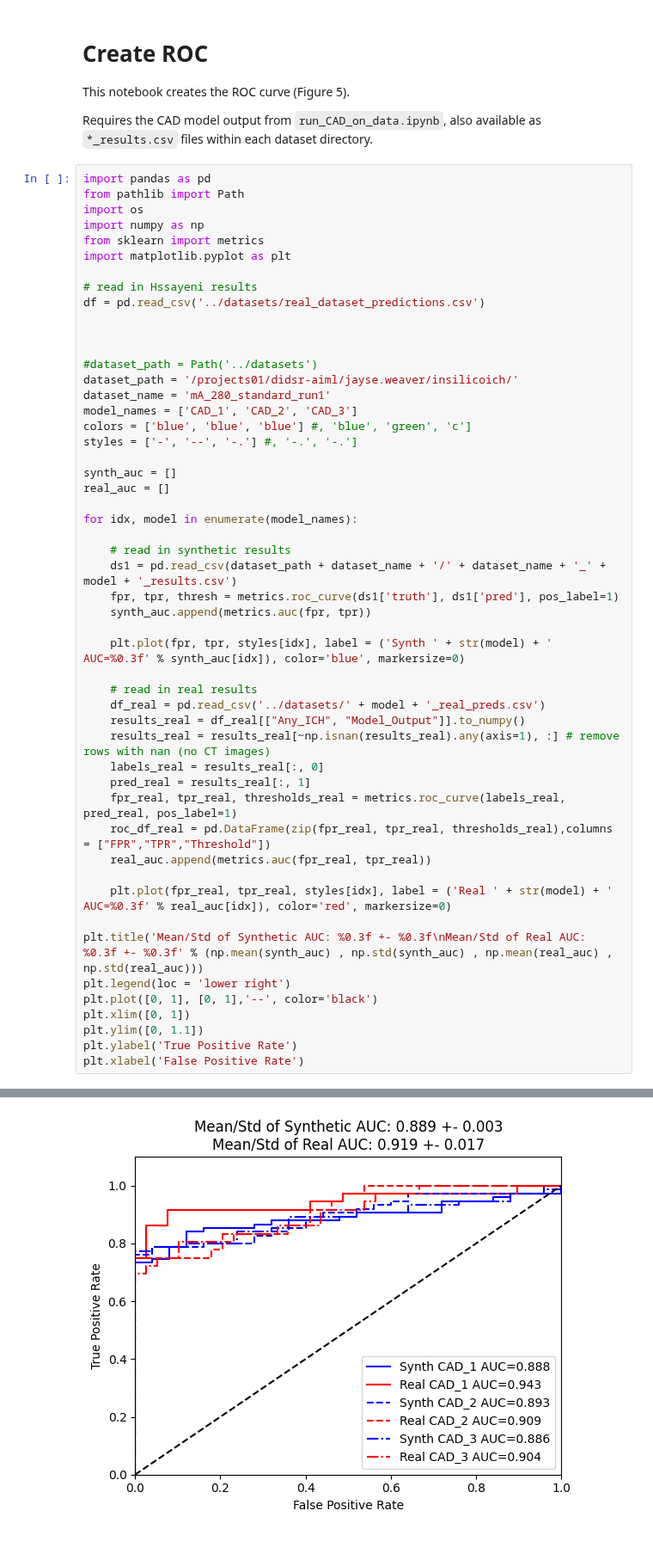
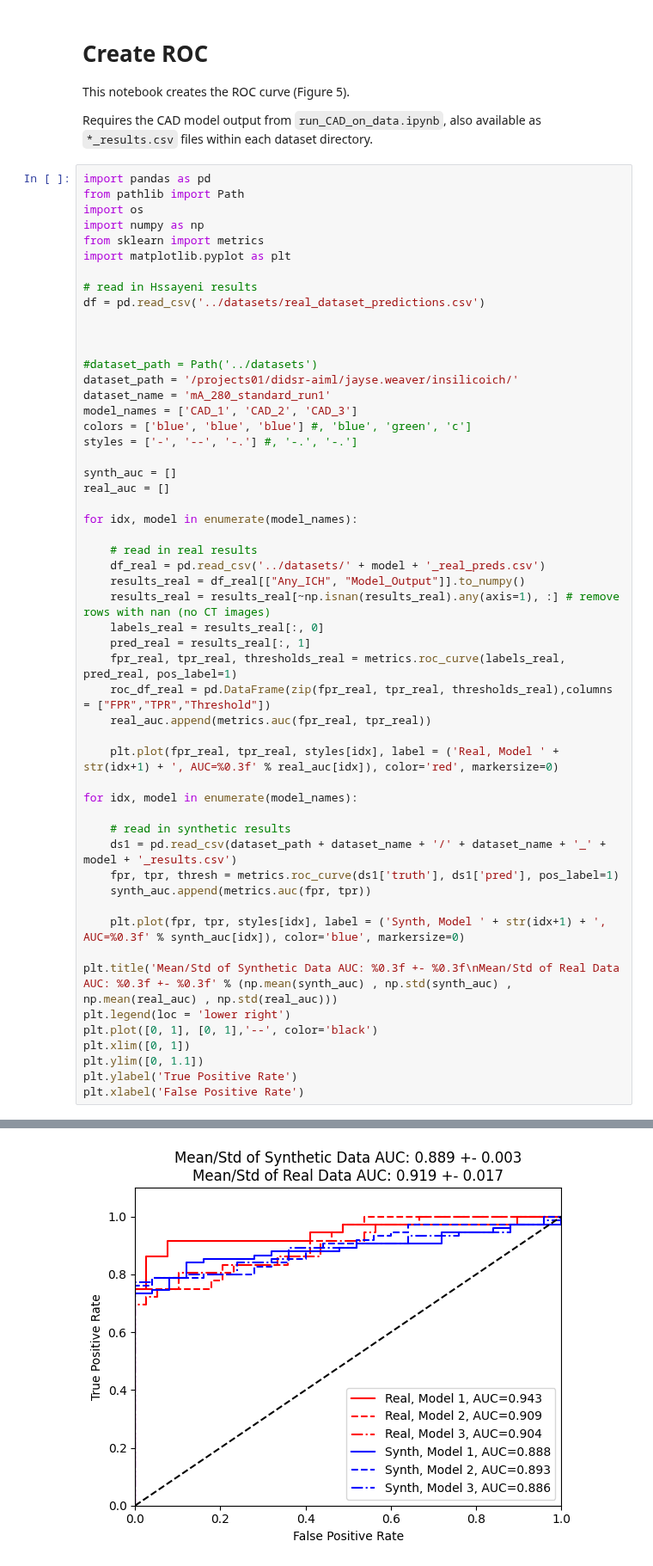
Before and after one commit to DIDSR/framework-for-synthetic-ICH-to-assess-AI-generalizability, a Jupyter notebook: notebooks/fig7_create_multimodel_ROC.ipynb, the cells around one changed output, grey strips where cells are left out. Shown at 86% size. Cells and saved outputs as stored; diff of their text form.

Commit message:
change plot legend order

```diff
--- a/notebooks/fig7_create_multimodel_ROC.ipynb
+++ b/notebooks/fig7_create_multimodel_ROC.ipynb
@@ -20,40 +20,42 @@ df = pd.read_csv('../datasets/real_dataset_predictions.csv')
 dataset_path = '/projects01/didsr-aiml/jayse.weaver/insilicoich/'
 dataset_name = 'mA_280_standard_run1'
 model_names = ['CAD_1', 'CAD_2', 'CAD_3']
 colors = ['blue', 'blue', 'blue'] #, 'blue', 'green', 'c']
 styles = ['-', '--', '-.'] #, '-.', '-.']
 
 synth_auc = []
 real_auc = []
 
 for idx, model in enumerate(model_names):
 
-    # read in synthetic results
-    ds1 = pd.read_csv(dataset_path + dataset_name + '/' + dataset_name + '_' + model + '_results.csv')
-    fpr, tpr, thresh = metrics.roc_curve(ds1['truth'], ds1['pred'], pos_label=1)
-    synth_auc.append(metrics.auc(fpr, tpr))
-
-    plt.plot(fpr, tpr, styles[idx], label = ('Synth ' + str(model) + ' AUC=%0.3f' % synth_auc[idx]), color='blue', markersize=0)
-
     # read in real results
     df_real = pd.read_csv('../datasets/' + model + '_real_preds.csv')
     results_real = df_real[["Any_ICH", "Model_Output"]].to_numpy()
     results_real = results_real[~np.isnan(results_real).any(axis=1), :] # remove rows with nan (no CT images)
     labels_real = results_real[:, 0]
     pred_real = results_real[:, 1]
     fpr_real, tpr_real, thresholds_real = metrics.roc_curve(labels_real, pred_real, pos_label=1)
     roc_df_real = pd.DataFrame(zip(fpr_real, tpr_real, thresholds_real),columns = ["FPR","TPR","Threshold"])
     real_auc.append(metrics.auc(fpr_real, tpr_real))
 
-    plt.plot(fpr_real, tpr_real, styles[idx], label = ('Real ' + str(model) + ' AUC=%0.3f' % real_auc[idx]), color='red', markersize=0)
+    plt.plot(fpr_real, tpr_real, styles[idx], label = ('Real, Model ' + str(idx+1) + ', AUC=%0.3f' % real_auc[idx]), color='red', markersize=0)
 
-plt.title('Mean/Std of Synthetic AUC: %0.3f +- %0.3f\nMean/Std of Real AUC: %0.3f +- %0.3f' % (np.mean(synth_auc) , np.std(synth_auc) , np.mean(real_auc) , np.std(real_auc)))
+for idx, model in enumerate(model_names):
+
+    # read in synthetic results
+    ds1 = pd.read_csv(dataset_path + dataset_name + '/' + dataset_name + '_' + model + '_results.csv')
+    fpr, tpr, thresh = metrics.roc_curve(ds1['truth'], ds1['pred'], pos_label=1)
+    synth_auc.append(metrics.auc(fpr, tpr))
+
+    plt.plot(fpr, tpr, styles[idx], label = ('Synth, Model ' + str(idx+1) + ', AUC=%0.3f' % synth_auc[idx]), color='blue', markersize=0)
+
+plt.title('Mean/Std of Synthetic Data AUC: %0.3f +- %0.3f\nMean/Std of Real Data AUC: %0.3f +- %0.3f' % (np.mean(synth_auc) , np.std(synth_auc) , np.mean(real_auc) , np.std(real_auc)))
 plt.legend(loc = 'lower right')
 plt.plot([0, 1], [0, 1],'--', color='black')
 plt.xlim([0, 1])
 plt.ylim([0, 1.1])
 plt.ylabel('True Positive Rate')
 plt.xlabel('False Positive Rate')
 # %% [output]
 Text(0.5, 0, 'False Positive Rate')
-[figure, old version]
+[figure, new version]
```
